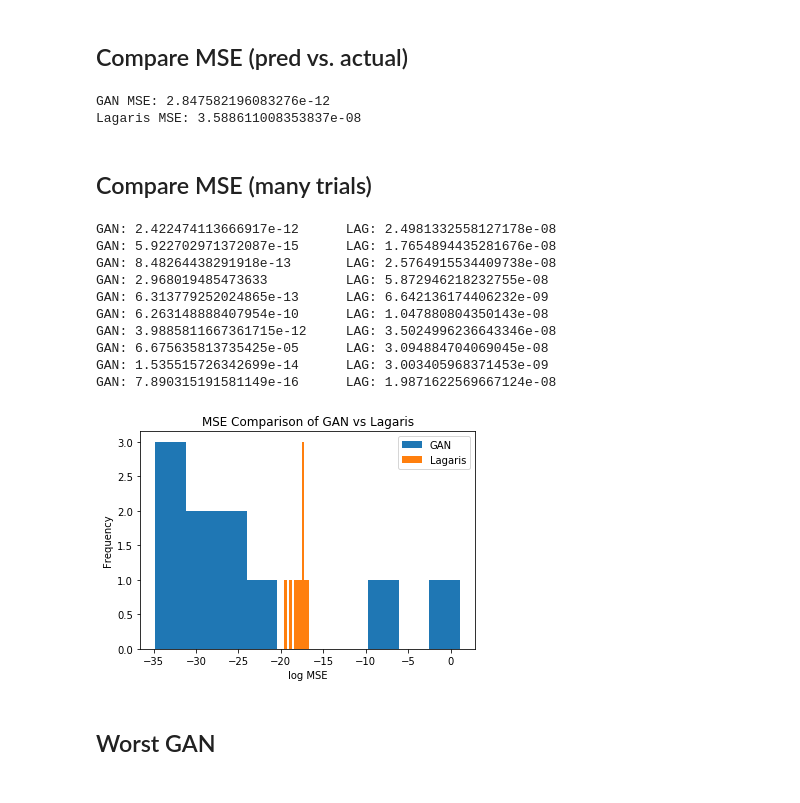
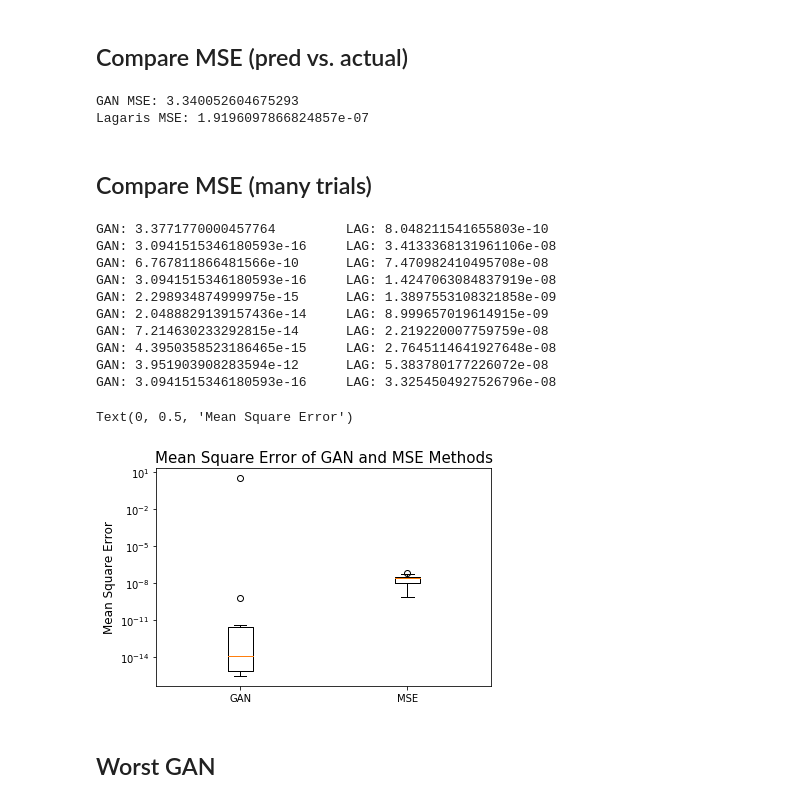
Before and after one commit to dylanrandle/denn, a Jupyter notebook: notebooks/GAN.ipynb, the cells around one changed output. Saved outputs shown, nothing was run; the diff lists cells and outputs as text; code cells hidden in the pictures.

Commit message:
rework plots and some code for exponential decay with gan

```diff
--- a/notebooks/GAN.ipynb
+++ b/notebooks/GAN.ipynb
@@ -71,6 +71,7 @@ G,D,G_loss,D_loss = train_GAN(500,
                               logging=False,
                               G_iters=9,
                               D_iters=1,
-                              n=100)
+                              n=100,
+                              seed=123456)
 plot_losses_and_preds(G_loss, D_loss, G, t, analytic) # (with fix of freezing parameters!)
 # %% [output]
@@ -80,12 +83,0 @@ Wall time: 23.5 s
-# %%
-%%time
-G,D,G_loss,D_loss = train_GAN(500,
-                              g_hidden_units=20,
-                              g_hidden_layers=3,
-                              d_hidden_units=10,
-                              d_hidden_layers=2,
-                              logging=False,
-                              G_iters=9,
-                              D_iters=1,
-                              n=100)
-plot_losses_and_preds(G_loss, D_loss, G, t, analytic) # no freezing!
@@ -123,8 +111,8 @@ lag_mse = mse(lag_pred, actual)
 print('GAN MSE: {}'.format(gan_mse))
 print('Lagaris MSE: {}'.format(lag_mse))
 # %% [output]
-GAN MSE: 2.847582196083276e-12
-Lagaris MSE: 3.588611008353837e-08
+GAN MSE: 3.340052604675293
+Lagaris MSE: 1.9196097866824857e-07
 # %% [markdown]
 ## Compare MSE (many trials)
 # %%
@@ -147,7 +135,8 @@ for i in range(n):
                               logging=False,
                               G_iters=9,
                               D_iters=1,
-                              n=100)
+                              n=100,
+                              seed=None)
 
     F,F_loss = train_Lagaris(ep,
                          g_hidden_units=20,
@@ -169,26 +158,37 @@ for i in range(n):
     spaces = ' '*(25-len(str(gan_mses[i])))
     print("GAN: {} {} LAG: {}".format(gan_mses[i], spaces, lag_mses[i]))
 # %% [output]
-GAN: 2.422474113666917e-12      LAG: 2.4981332558127178e-08
-GAN: 5.922702971372087e-15      LAG: 1.7654894435281676e-08
-GAN: 8.48264438291918e-13       LAG: 2.5764915534409738e-08
-GAN: 2.968019485473633          LAG: 5.872946218232755e-08
-GAN: 6.313779252024865e-13      LAG: 6.642136174406232e-09
-GAN: 6.263148888407954e-10      LAG: 1.047880804350143e-08
-GAN: 3.9885811667361715e-12     LAG: 3.5024996236643346e-08
-GAN: 6.675635813735425e-05      LAG: 3.094884704069045e-08
-GAN: 1.535515726342699e-14      LAG: 3.003405968371453e-09
-GAN: 7.890315191581149e-16      LAG: 1.9871622569667124e-08
+GAN: 3.3771770000457764         LAG: 8.048211541655803e-10
+GAN: 3.0941515346180593e-16     LAG: 3.4133368131961106e-08
+GAN: 6.767811866481566e-10      LAG: 7.470982410495708e-08
+GAN: 3.0941515346180593e-16     LAG: 1.4247063084837919e-08
+GAN: 2.298934874999975e-15      LAG: 1.3897553108321858e-09
+GAN: 2.0488829139157436e-14     LAG: 8.999657019614915e-09
+GAN: 7.214630233292815e-14      LAG: 2.219220007759759e-08
+GAN: 4.3950358523186465e-15     LAG: 2.7645114641927648e-08
+GAN: 3.951903908283594e-12      LAG: 5.383780177226072e-08
+GAN: 3.0941515346180593e-16     LAG: 3.3254504927526796e-08
 # %%
+import seaborn as sns
 fig, ax = plt.subplots(1,1)
-ax.hist(np.log(gan_mses), bins=10, label='GAN')
-ax.hist(np.log(lag_mses), bins=10, label='Lagaris')
-ax.legend()
-ax.set_xlabel('log MSE')
-ax.set_ylabel('Frequency')
-ax.set_title('MSE Comparison of GAN vs Lagaris');
+
+ax.boxplot([gan_mses, lag_mses], labels=['GAN', 'MSE'])
+ax.set_yscale('log')
+ax.set_title('Mean Square Error of GAN and MSE Methods', fontsize=15)
+ax.set_ylabel('Mean Square Error', fontsize=12)
+# ax.hist(gan_mses, bins=10, label='GAN', scale='log')
+# ax.hist(lag_mses, bins=10, label='Lagaris',  scale='log')
+# ax.legend()
+# ax.set_xlabel('log MSE')
+# ax.set_ylabel('Frequency')
+# ax.set_title('MSE Comparison of GAN vs Lagaris');
+
+
+# sns.distplot(gan_mses, ax=ax)
+# sns.distplot(lag_mses, ax=ax)
 # %% [output]
+Text(0, 0.5, 'Mean Square Error')
-[figure, old version]
+[figure, new version]
 # %% [markdown]
 ## Worst GAN
 # %%
```
Also changed, not shown: parts of 8 cells of this notebook, 1 other file.
